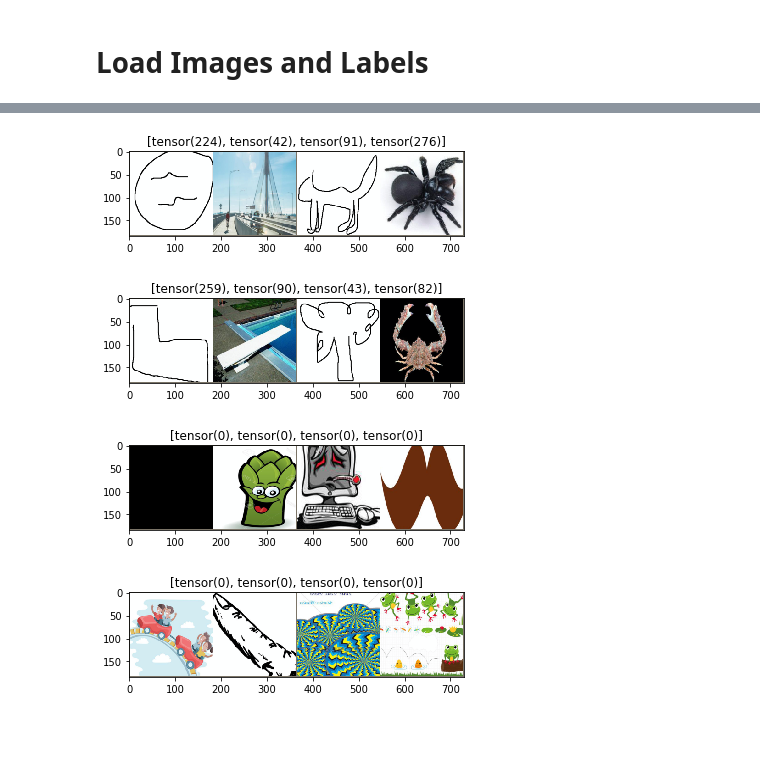
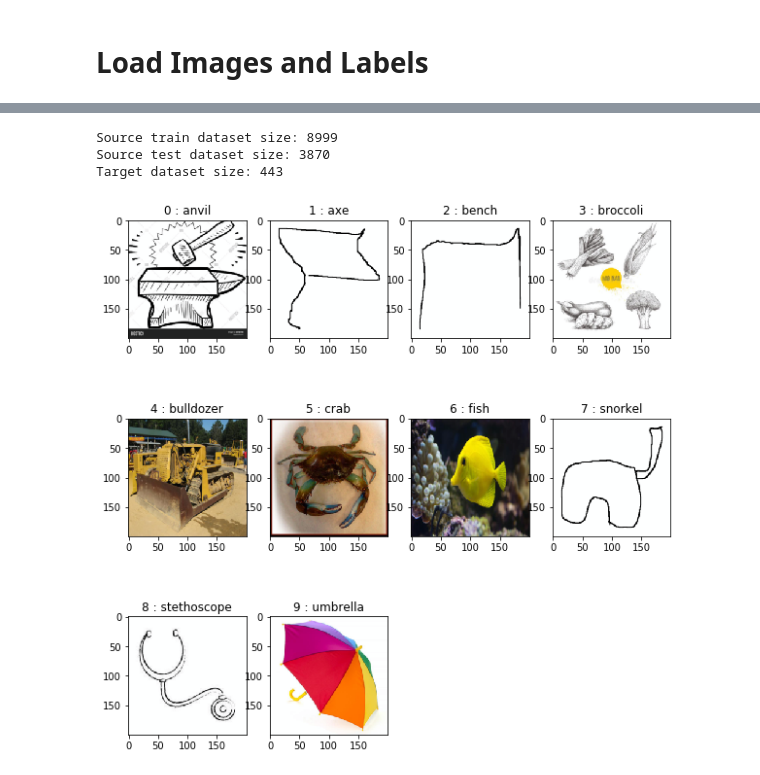
Before and after one commit to david-siqi-liu/cs684-final-project, a Jupyter notebook: cs684_project.ipynb, the cells around one changed output, grey strips where cells are left out. Drawn from its saved outputs; the diff is of its cells as text; code cells hidden in the pictures; blank space fills up the shorter version.

```diff
--- a/cs684_project.ipynb
+++ b/cs684_project.ipynb
@@ -144,3 +208,12 @@ def make_data_loader(dataset, train_or_test):
   else:
     return data.DataLoader(dataset, batch_size=4,
                            shuffle=True, num_workers=4)
+# %%
+mean = np.array([0.485, 0.456, 0.406])
+std = np.array([0.229, 0.224, 0.225])
+
+def tensor_to_PIL(img, mean, std):
+  img = img.numpy().transpose((1, 2, 0))
+  img = img * std + mean
+  img = np.clip(img, 0, 1)
+  return img
@@ -269,28 +303,23 @@ def imshow(inp, title=None):
-# %%
-sample_idx, sample_img, sample_label = next(iter(trainer.source_train_dataloader))
-out = torchvision.utils.make_grid(sample_img)
-
-imshow(out, title=[x for x in sample_label])
-# %% [output]
-[figure, removed]
-# %%
-sample_idx, sample_img, sample_label = next(iter(trainer.source_test_dataloader))
-out = torchvision.utils.make_grid(sample_img)
-
-imshow(out, title=[x for x in sample_label])
-# %% [output]
-[figure, removed]
-# %%
-sample_idx, sample_img, sample_label = next(iter(trainer.target_train_dataloader))
-out = torchvision.utils.make_grid(sample_img)
-
-imshow(out, title=[x for x in sample_label])
-# %% [output]
-[figure, removed]
-# %%
-sample_idx, sample_img, sample_label = next(iter(trainer.target_test_dataloader))
-out = torchvision.utils.make_grid(sample_img)
-
-imshow(out, title=[x for x in sample_label])
-# %% [output]
-[figure, removed]
+# %%
+print("Source train dataset size: {0}".format(len(source_train_dataset)))
+print("Source test dataset size: {0}".format(len(source_test_dataset)))
+print("Target dataset size: {0}".format(len(target_dataset)))
+# %% [output]
+Source train dataset size: 8999
+Source test dataset size: 3870
+Target dataset size: 443
+# %%
+fig = plt.figure(figsize=(10, 10))
+
+plt.subplots_adjust(hspace=0.5)
+
+for label, english in enumerate(labels.values()):
+  index = source_train_dataset.get_random_sample_index(label)
+  img, _ = source_train_dataset[index]
+  ax1 = fig.add_subplot(3, 4, label+1)
+  plt.title("{0} : {1}".format(label, english))
+  ax1.imshow(tensor_to_PIL(img, mean, std))
+
+plt.show()
+# %% [output]
+[figure, added]
```
Also changed, not shown: parts of 31 cells of this notebook.
